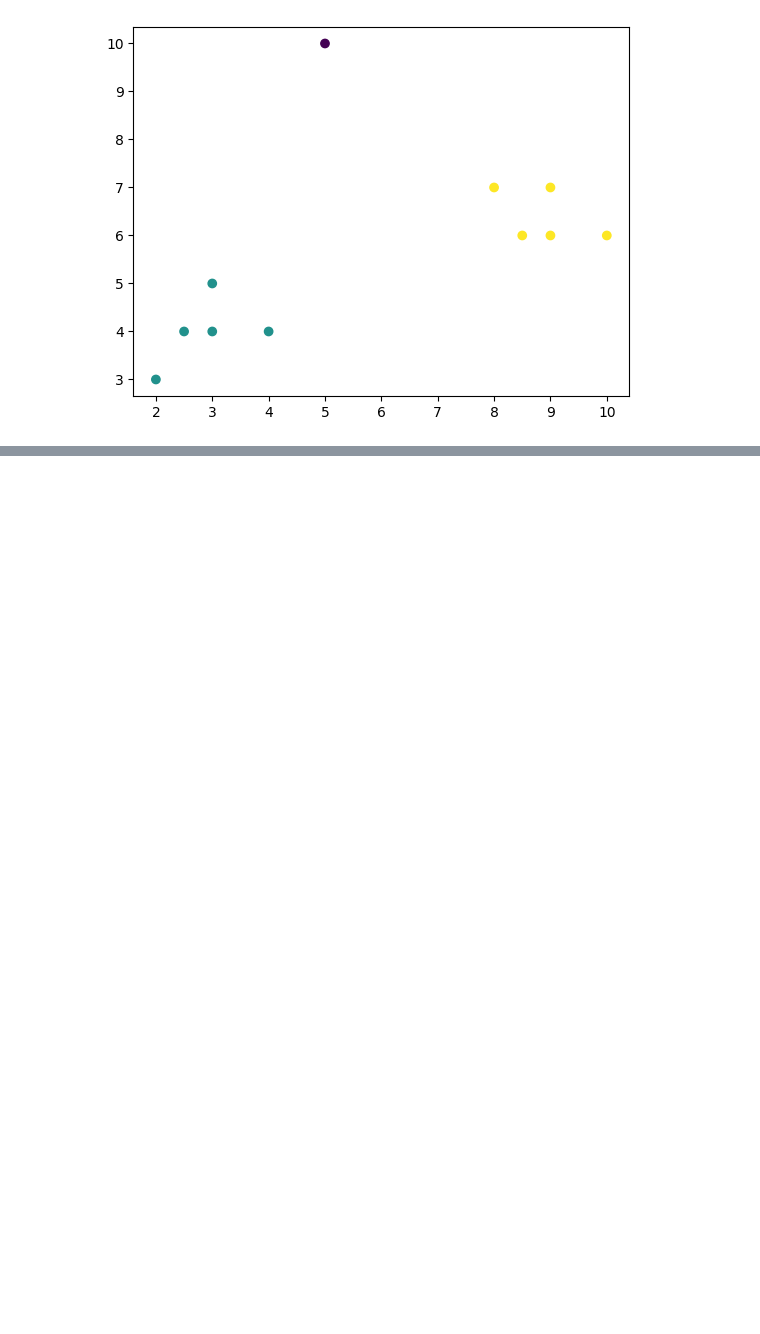
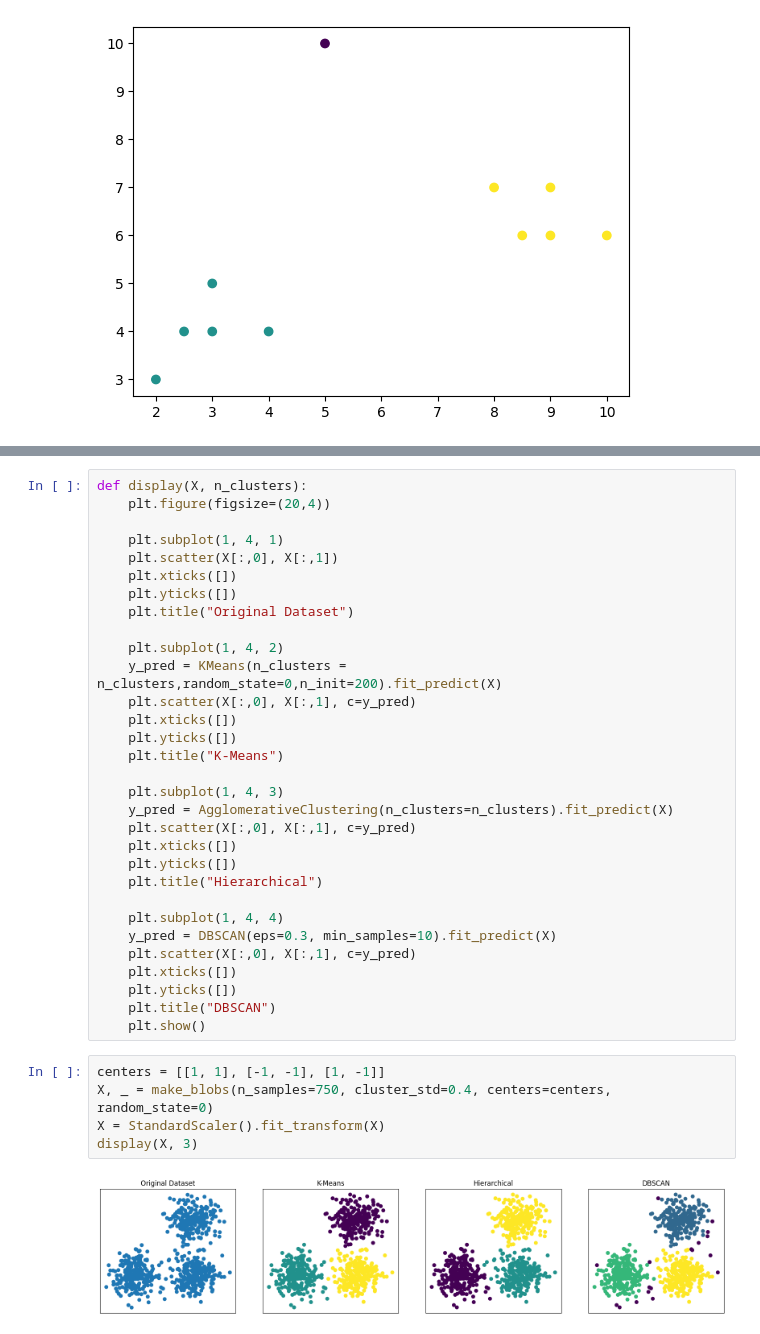
Before and after one commit to Ravindu-Pathirana/Machine_Learning_Tutorial, a Jupyter notebook: DBSCAN/dbscan.ipynb, the cells around one changed output, grey strips where cells are left out. Saved outputs shown, nothing was run; the diff lists cells and outputs as text; blank space fills up the shorter version.

```diff
--- a/DBSCAN/dbscan.ipynb
+++ b/DBSCAN/dbscan.ipynb
@@ -40,0 +59,38 @@ plt.scatter(data[0], data[1], c=labels)
+# %%
+def display(X, n_clusters):
+    plt.figure(figsize=(20,4))
+
+    plt.subplot(1, 4, 1)
+    plt.scatter(X[:,0], X[:,1])
+    plt.xticks([])
+    plt.yticks([])
+    plt.title("Original Dataset")
+
+    plt.subplot(1, 4, 2)
+    y_pred = KMeans(n_clusters = n_clusters,random_state=0,n_init=200).fit_predict(X)
+    plt.scatter(X[:,0], X[:,1], c=y_pred)
+    plt.xticks([])
+    plt.yticks([])
+    plt.title("K-Means")
+
+    plt.subplot(1, 4, 3)
+    y_pred = AgglomerativeClustering(n_clusters=n_clusters).fit_predict(X)
+    plt.scatter(X[:,0], X[:,1], c=y_pred)
+    plt.xticks([])
+    plt.yticks([])
+    plt.title("Hierarchical")
+
+    plt.subplot(1, 4, 4)
+    y_pred = DBSCAN(eps=0.3, min_samples=10).fit_predict(X)
+    plt.scatter(X[:,0], X[:,1], c=y_pred)
+    plt.xticks([])
+    plt.yticks([])
+    plt.title("DBSCAN")
+    plt.show()
+# %%
+centers = [[1, 1], [-1, -1], [1, -1]]
+X, _ = make_blobs(n_samples=750, cluster_std=0.4, centers=centers, random_state=0)
+X = StandardScaler().fit_transform(X)
+display(X, 3)
+# %% [output]
+[figure, added]
```
Also changed, not shown: parts of 3 cells of this notebook.
